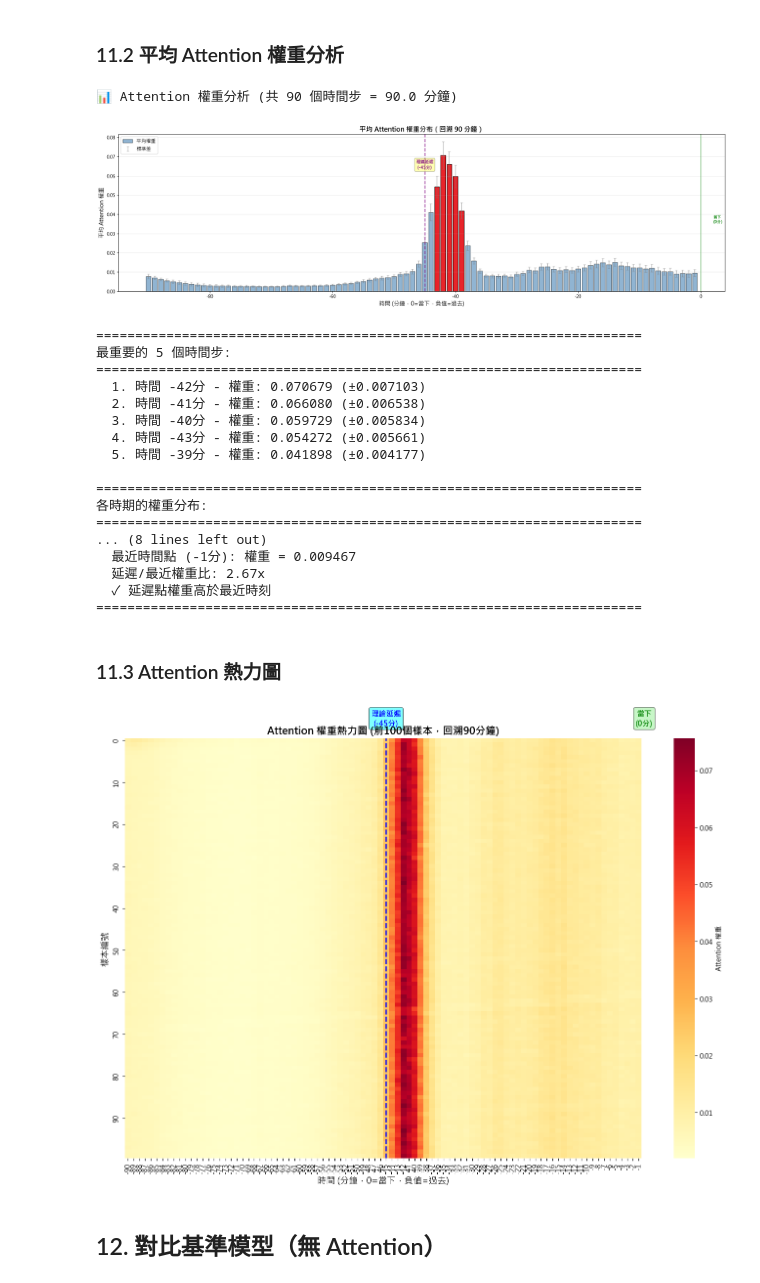
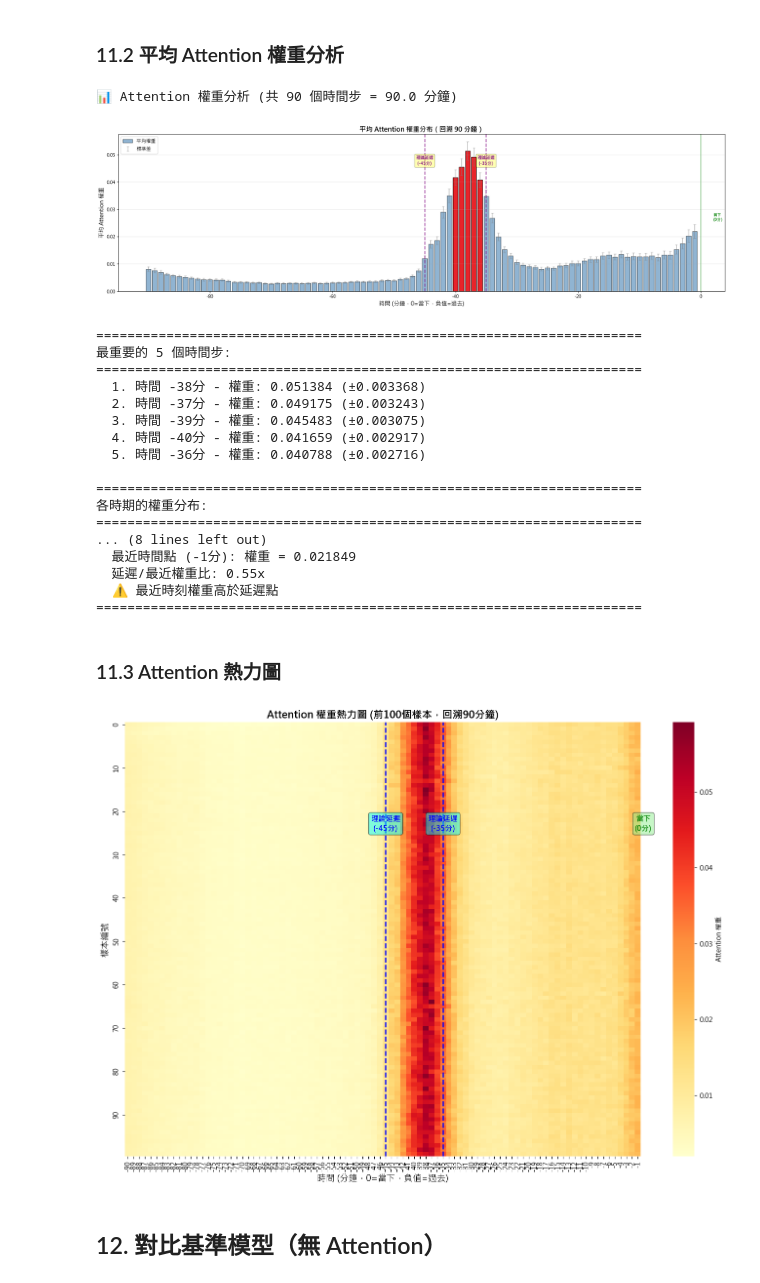
Before and after one commit to d9148408/CHE-AI-COURSE, a Jupyter notebook: Part_4/Unit17_RNN_Advanced_Attention.ipynb, the cells around one changed output. Cells and saved outputs as stored; diff of their text form; code cells hidden in the pictures.

```diff
--- a/Part_4/Unit17_Case1_Batch_EndTime_Prediction.ipynb
+++ b/Part_4/Unit17_RNN_Advanced_Attention.ipynb
@@ -326,10 +324,10 @@ delay_min = 45  # 物理延遲（分鐘）
 
 # 滑動窗口參數設定（⚠️ 重要：這裡的參數是「時間步數」，不是分鐘數）
 input_width_minutes = 90  # 使用過去 90 分鐘的數據
-label_width_minutes = 1  # 預測未來 1 分鐘的平均質量
+label_width_minutes = 10  # 預測未來 10 分鐘的平均質量
 
 input_width = int(input_width_minutes / dt_min)  # = 9 個時間步
-label_width = int(label_width_minutes / dt_min)  # = 1 個時間步
+label_width = int(label_width_minutes / dt_min)  # = 10 個時間步
 shift = 10  # 滑動步長
 
 print(f"⚙️ 窗口設定:")
@@ -861,8 +859,6 @@ for idx, sample_idx in enumerate(sample_indices):
 
     ax.set_xlabel('時間 (分鐘，0=當下)', fontsize=11)
     ax.set_ylabel('Attention 權重', fontsize=11)
-    ax.set_title(f'批次 {sample_idx+1}\n實際: {y_test[sample_idx]:.1f}分, 預測: {y_pred[sample_idx]:.1f}分',
-                fontsize=12, fontweight='bold')
     ax.grid(True, alpha=0.3, axis='y')
 
     # 標註關鍵時刻
@@ -874,12 +870,16 @@ for idx, sample_idx in enumerate(sample_indices):
                arrowprops=dict(arrowstyle='->', color='red', lw=2),
                fontsize=10, fontweight='bold')
 
-    # 標註延遲點（-30分鐘）
+    # 標註延遲點（-45分鐘）
     delay_x = -delay_min
     if delay_x >= x_positions[0]:
         ax.axvline(x=delay_x, color='purple', linestyle='--', linewidth=1.5, alpha=0.6)
+        ax.axvline(x=delay_x+label_width, color='purple', linestyle='--', linewidth=1.5, alpha=0.6)
         ax.text(delay_x, max(weights)*0.9, f'{delay_x:.0f}分\n(延遲點)',
                 ha='center', fontsize=8, color='purple')
+        ax.text(delay_x+label_width, max(weights)*0.9, f'{delay_x+label_width:.0f}分\n(延遲點)',
+                ha='center', fontsize=8, color='purple')
+
 
 plt.tight_layout()
 plt.show()
@@ -923,10 +923,14 @@ plt.title(f'平均 Attention 權重分布（回溯 {n_timesteps * dt_min:.0f}
 plt.legend(fontsize=11)
 plt.grid(True, alpha=0.3, axis='y')
 
-# 標註物理延遲時間 (-30分鐘)
+# 標註物理延遲時間 (-45分鐘 ~ -35分鐘)
 delay_x = -delay_min
 plt.axvline(x=delay_x, color='purple', linestyle='--', linewidth=2, alpha=0.7)
+plt.axvline(x=delay_x+label_width, color='purple', linestyle='--', linewidth=2, alpha=0.7)
 plt.text(delay_x, max(mean_attention)*0.9, f'理論延遲\n({delay_x:.0f}分)',
+         ha='center', fontsize=10, fontweight='bold', color='purple',
+         bbox=dict(boxstyle='round', facecolor='yellow', alpha=0.3))
+plt.text(delay_x+label_width, max(mean_attention)*0.9, f'理論延遲\n({delay_x+label_width:.0f}分)',
          ha='center', fontsize=10, fontweight='bold', color='purple',
          bbox=dict(boxstyle='round', facecolor='yellow', alpha=0.3))
 
@@ -983,23 +987,23 @@ if 0 <= delay_idx < n_timesteps:
 print("="*70)
 # %% [output]
 📊 Attention 權重分析 (共 90 個時間步 = 90.0 分鐘)
-[figure, old version]
+[figure, new version]
 ======================================================================
 最重要的 5 個時間步:
 ======================================================================
-  1. 時間 -42分 - 權重: 0.070679 (±0.007103)
-  2. 時間 -41分 - 權重: 0.066080 (±0.006538)
-  3. 時間 -40分 - 權重: 0.059729 (±0.005834)
-  4. 時間 -43分 - 權重: 0.054272 (±0.005661)
-  5. 時間 -39分 - 權重: 0.041898 (±0.004177)
+  1. 時間 -38分 - 權重: 0.051384 (±0.003368)
+  2. 時間 -37分 - 權重: 0.049175 (±0.003243)
+  3. 時間 -39分 - 權重: 0.045483 (±0.003075)
+  4. 時間 -40分 - 權重: 0.041659 (±0.002917)
+  5. 時間 -36分 - 權重: 0.040788 (±0.002716)
 
 ======================================================================
 各時期的權重分布:
 ======================================================================
 ... (8 lines left out)
-  最近時間點 (-1分): 權重 = 0.009467
-  延遲/最近權重比: 2.67x
-  ✓ 延遲點權重高於最近時刻
+  最近時間點 (-1分): 權重 = 0.021849
+  延遲/最近權重比: 0.55x
+  ⚠ 最近時刻權重高於延遲點
 ======================================================================
 # %% [markdown]
 ### 11.3 Attention 熱力圖
@@ -1010,36 +1014,40 @@ n_samples_viz = min(100, attention_weights.shape[0])
 
 plt.figure(figsize=(14, 10))
 
 # 繪製熱力圖
 sns.heatmap(attention_weights[:n_samples_viz],
             cmap='YlOrRd',
             cbar_kws={'label': 'Attention 權重'},
             xticklabels=[f"{-int((attention_weights.shape[1]-i)*dt_min)}" for i in range(attention_weights.shape[1])],
             yticklabels=10)
 
 plt.xlabel('時間 (分鐘，0=當下，負值=過去)', fontsize=13)
 plt.ylabel('樣本編號', fontsize=13)
 plt.title(f'Attention 權重熱力圖 (前{n_samples_viz}個樣本，回溯{attention_weights.shape[1] * dt_min:.0f}分鐘)',
           fontsize=15, fontweight='bold')
 
 # 添加理論延遲線
 delay_step_from_end = int(delay_min / dt_min)  # 從右邊數第30個
 delay_step_pos = attention_weights.shape[1] - delay_step_from_end
 plt.axvline(x=delay_step_pos + 0.5, color='blue', linestyle='--', linewidth=2, alpha=0.8)
-plt.text(delay_step_pos + 0.5, -3, f'理論延遲\n(-{delay_min:.0f}分)',
+plt.axvline(x=delay_step_pos + label_width + 0.5, color='blue', linestyle='--', linewidth=2, alpha=0.8)
+plt.text(delay_step_pos + 0.5, 25, f'理論延遲\n(-{delay_min:.0f}分)',
+         ha='center', fontsize=11, fontweight='bold', color='blue',
+         bbox=dict(boxstyle='round', facecolor='cyan', alpha=0.5))
+plt.text(delay_step_pos + label_width + 0.5, 25, f'理論延遲\n(-{delay_min - label_width:.0f}分)',
          ha='center', fontsize=11, fontweight='bold', color='blue',
          bbox=dict(boxstyle='round', facecolor='cyan', alpha=0.5))
 
 # 添加當下參考線
 plt.axvline(x=attention_weights.shape[1] + 0.5, color='green', linestyle='-', linewidth=2, alpha=0.6)
-plt.text(attention_weights.shape[1] + 0.5, -3, '當下\n(0分)',
+plt.text(attention_weights.shape[1] + 0.5, 25, '當下\n(0分)',
          ha='center', fontsize=11, fontweight='bold', color='green',
          bbox=dict(boxstyle='round', facecolor='lightgreen', alpha=0.5))
 
 plt.tight_layout()
 plt.show()
 # %% [output]
-[figure, old version]
+[figure, new version]
 # %% [markdown]
 ## 12. 對比基準模型（無 Attention）
 # %%
```
Also changed, not shown: parts of 19 cells of this notebook.
